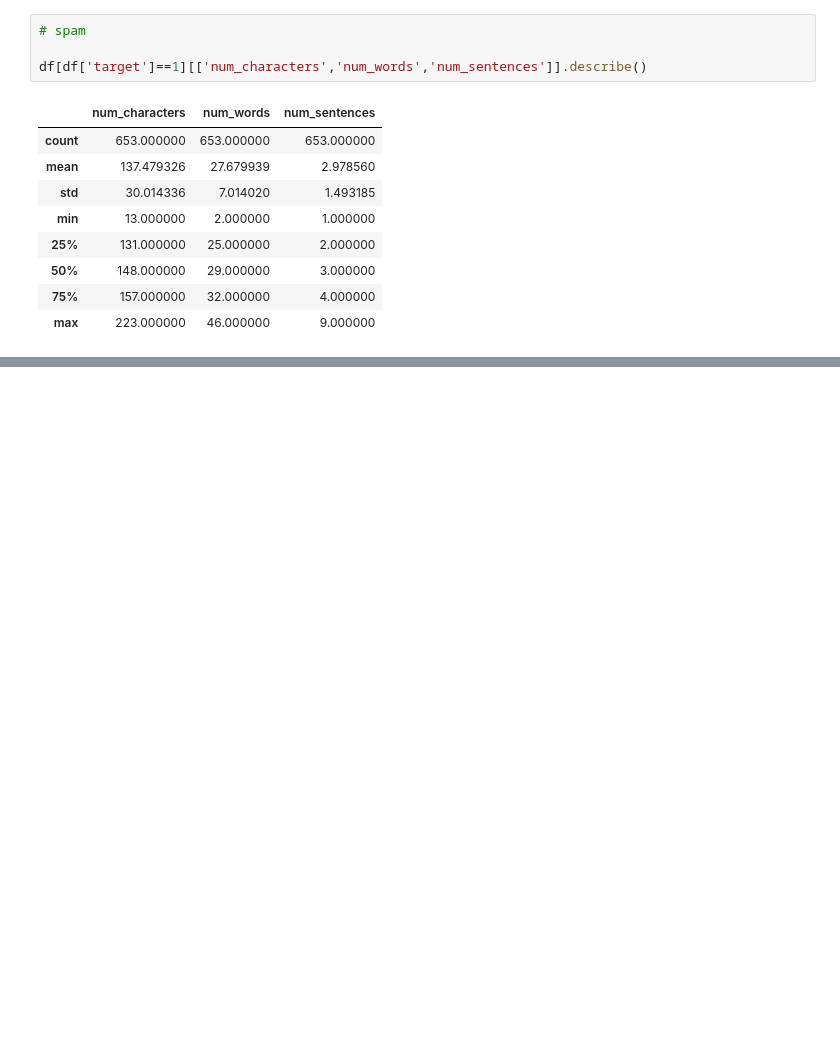
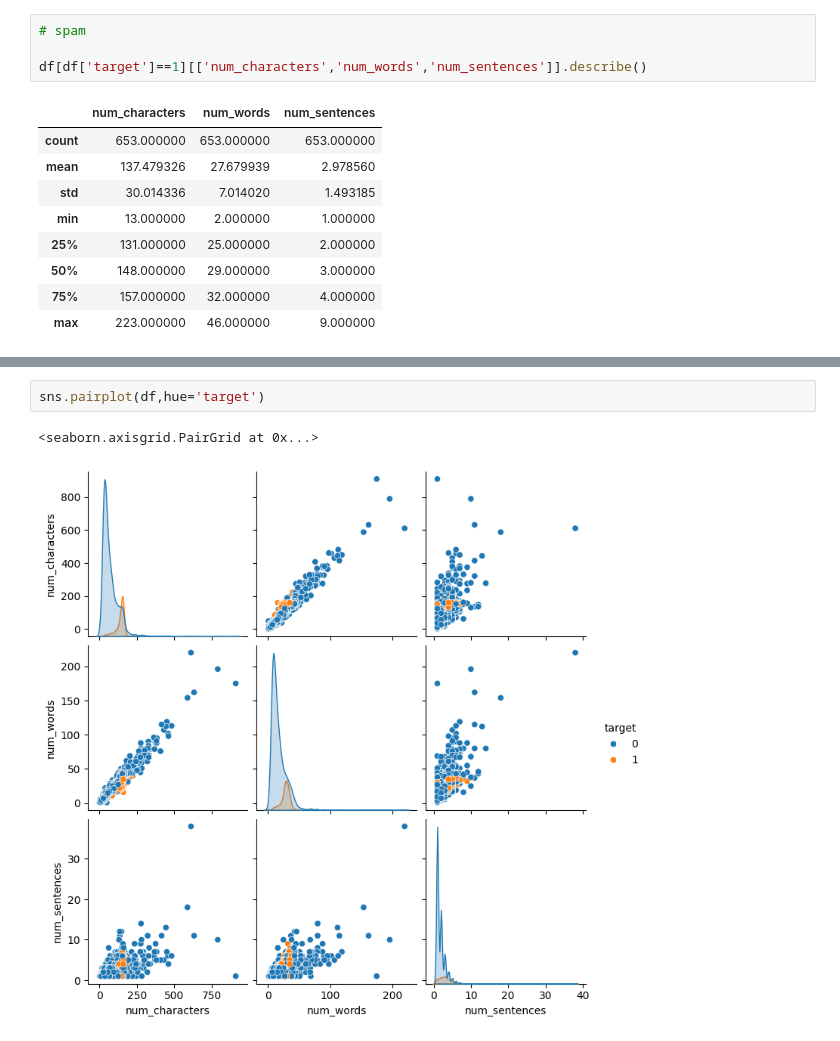
Before and after one commit to Ananya18-23/SMS-Spam-Classifier, a Jupyter notebook: sms_spam_detection.ipynb, the cells around one changed output, grey strips where cells are left out. Drawn from its saved outputs; the diff is of its cells as text; blank space fills up the shorter version.

```diff
--- a/sms_spam_detection.ipynb
+++ b/sms_spam_detection.ipynb
@@ -262,0 +352,5 @@ df[df['target']==1][['num_characters','num_words','num_sentences']].describe()
+# %%
+sns.pairplot(df,hue='target')
+# %% [output]
+<seaborn.axisgrid.PairGrid at 0x...>
+[figure, added]
```
Also changed, not shown: parts of 17 cells of this notebook.
